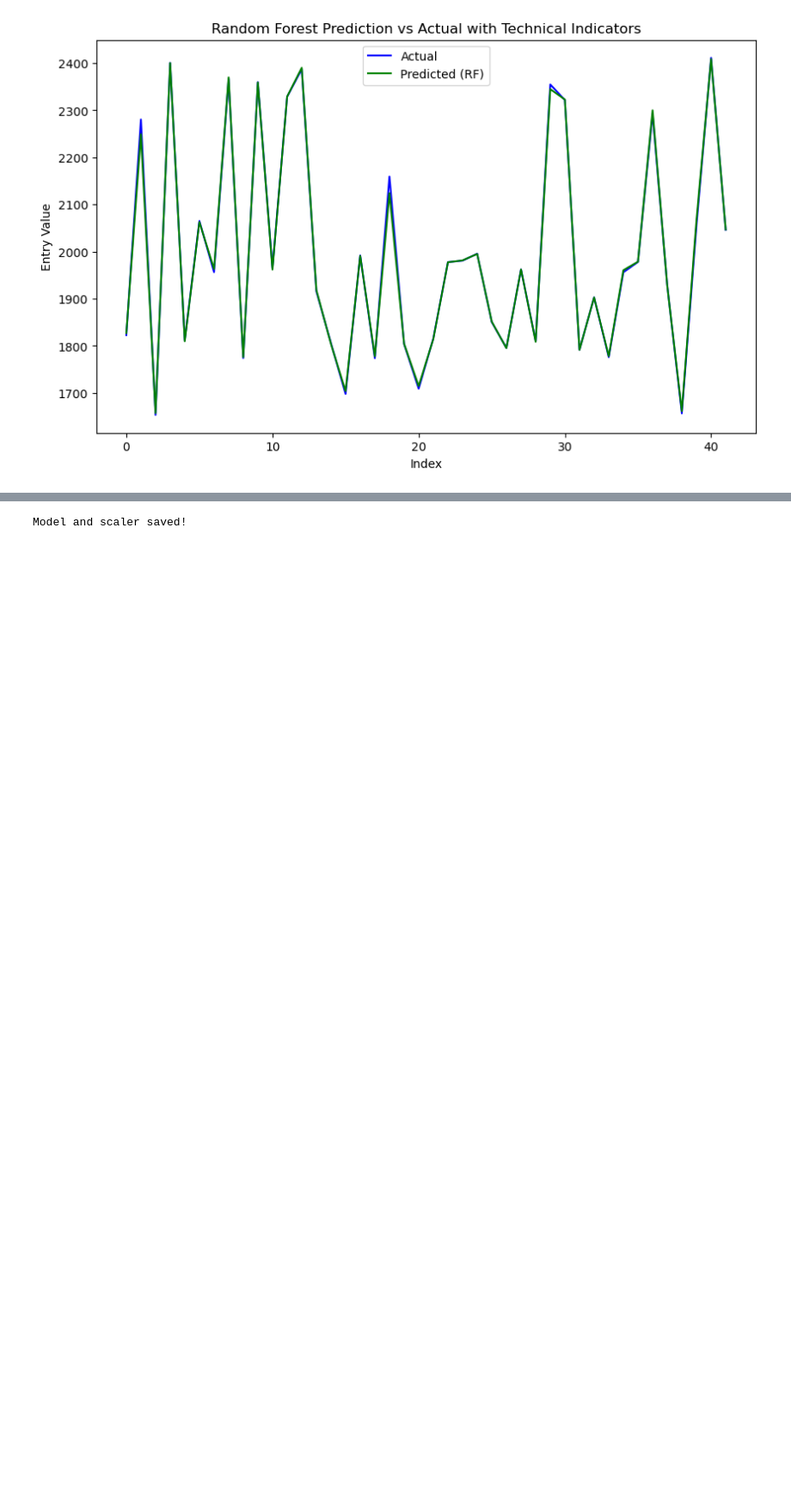
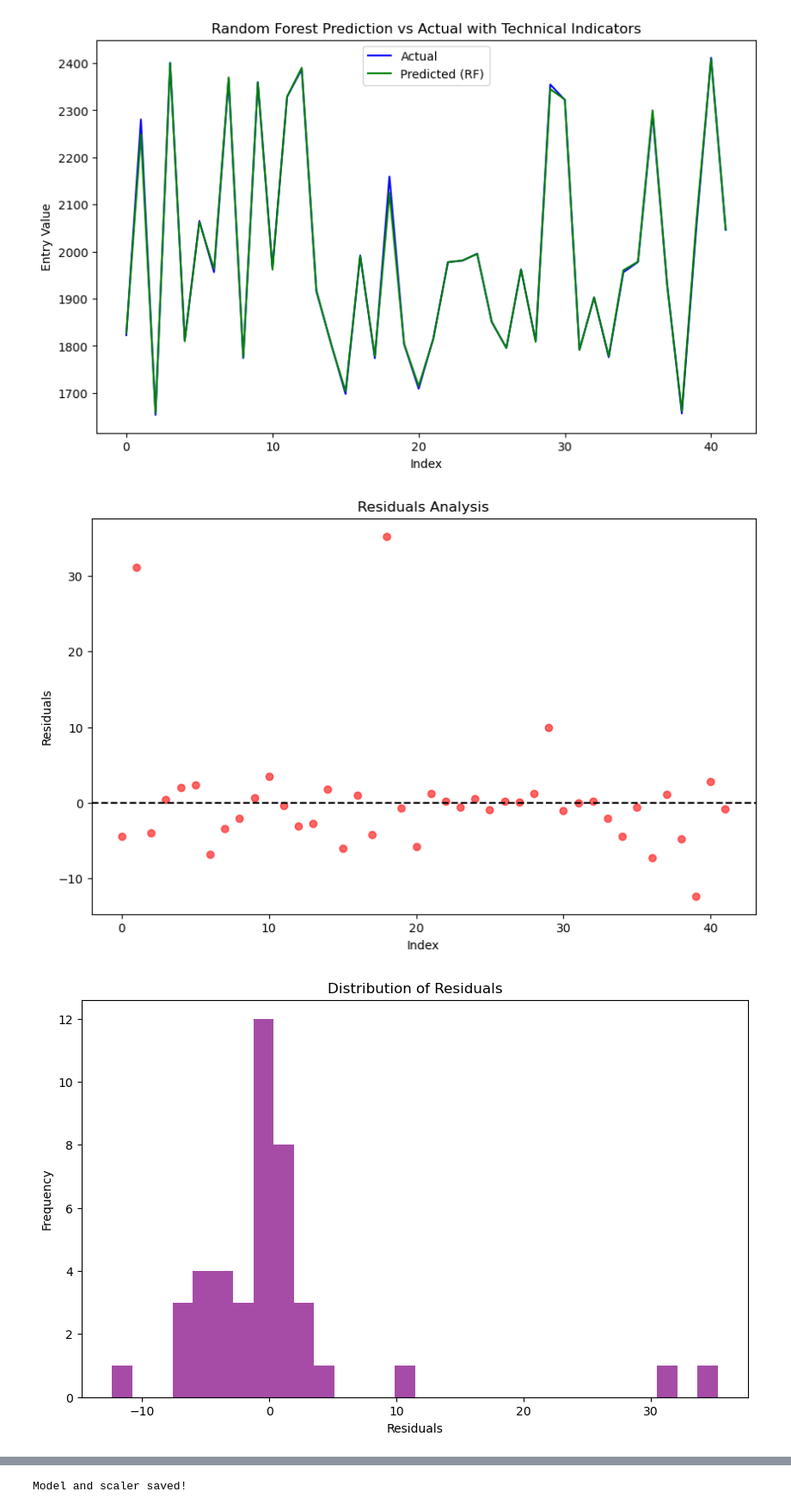
Before and after one commit to Dias-Prameswari/PENAMBANGAN-DATA-4504, a Jupyter notebook: data mining/uas/prediksi-forex-mama-rf.ipynb, the cells around one changed output, grey strips where cells are left out. Shown at 86% size. Saved outputs shown, nothing was run; the diff lists cells and outputs as text; code cells hidden in the pictures; blank space fills up the shorter version.

```diff
--- a/data mining/uas/prediksi-forex-mama-rf.ipynb
+++ b/data mining/uas/prediksi-forex-mama-rf.ipynb
@@ -145,3 +154,24 @@ plt.legend()
 plt.show()
 # %% [output]
 [figure]
+# %%
+# Analisis residuals
+residuals = y_test - y_pred
+plt.figure(figsize=(10, 6))
+plt.scatter(range(len(residuals)), residuals, color="red", alpha=0.6)
+plt.axhline(0, color="black", linestyle="--")
+plt.title("Residuals Analysis")
+plt.xlabel("Index")
+plt.ylabel("Residuals")
+plt.show()
+
+# Distribusi residuals
+plt.figure(figsize=(10, 6))
+plt.hist(residuals, bins=30, color="purple", alpha=0.7)
+plt.title("Distribution of Residuals")
+plt.xlabel("Residuals")
+plt.ylabel("Frequency")
+plt.show()
+# %% [output]
+[figure, added]
+[figure, added]
```
Also changed, not shown: parts of 5 cells of this notebook, 1 other file.
